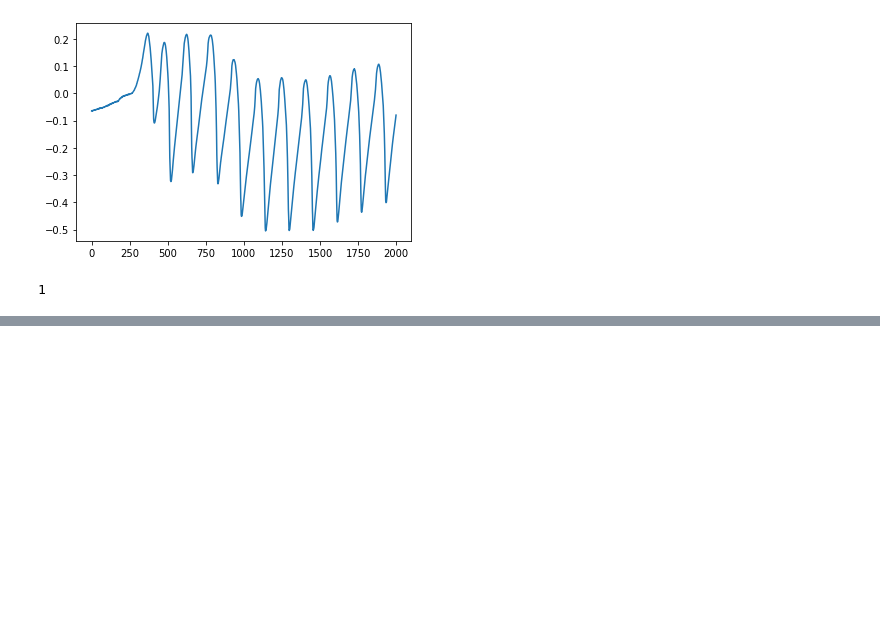
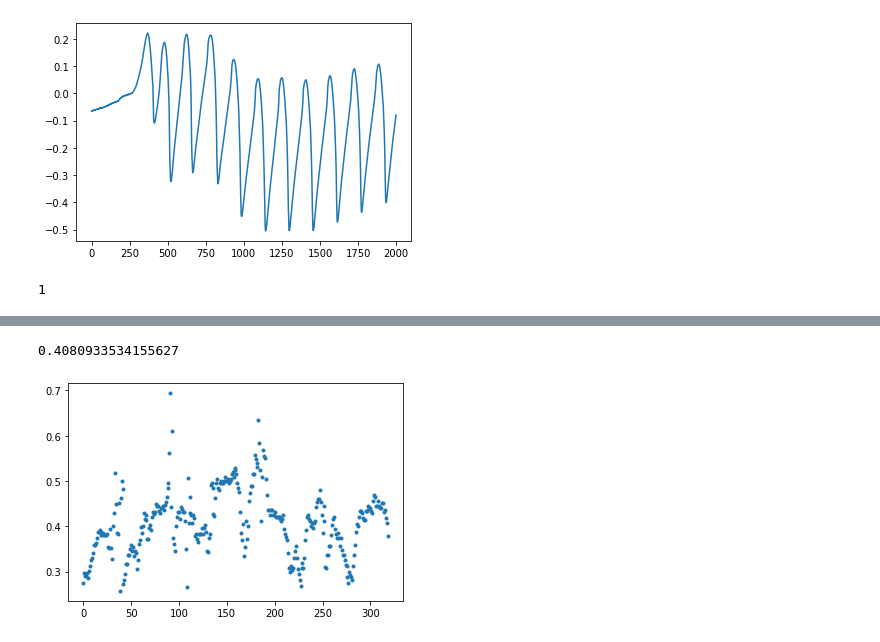
Before and after one commit to SeongwoongCho/SpeechToEGG, a Jupyter notebook: Testing Script.ipynb, the cells around one changed output, grey strips where cells are left out. Drawn from its saved outputs; the diff is of its cells as text; code cells hidden in the pictures; blank space fills up the shorter version.

```diff
--- a/Testing Script.ipynb
+++ b/Testing Script.ipynb
@@ -421,0 +416,7 @@ librosa.display.specshow(mask_original)
+# %%
+# cqs = savgol_filter(cqs,15,2)
+plt.plot(cqs[:],'o',markersize=3)
+np.mean(cqs[:])
+# %% [output]
+0.4080933534155627
+[figure, added]
```
Also changed, not shown: parts of 49 cells of this notebook, 52 other files.
